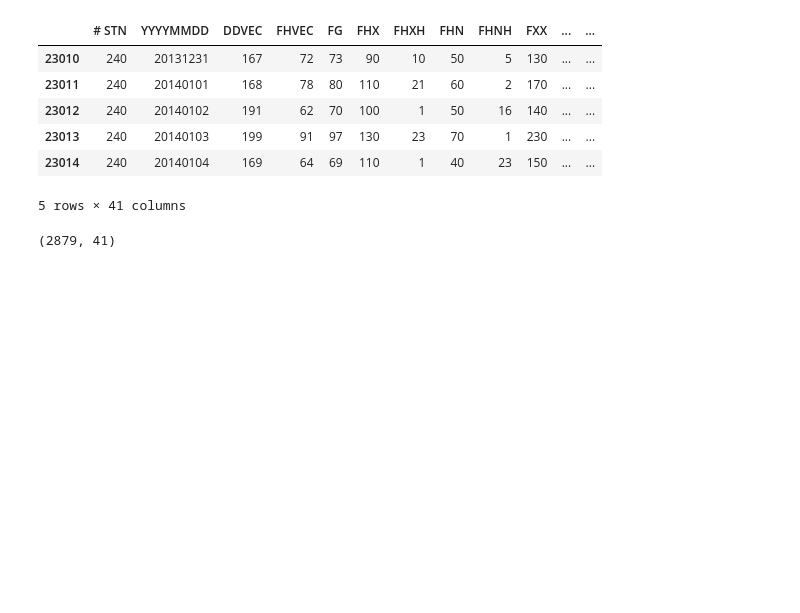
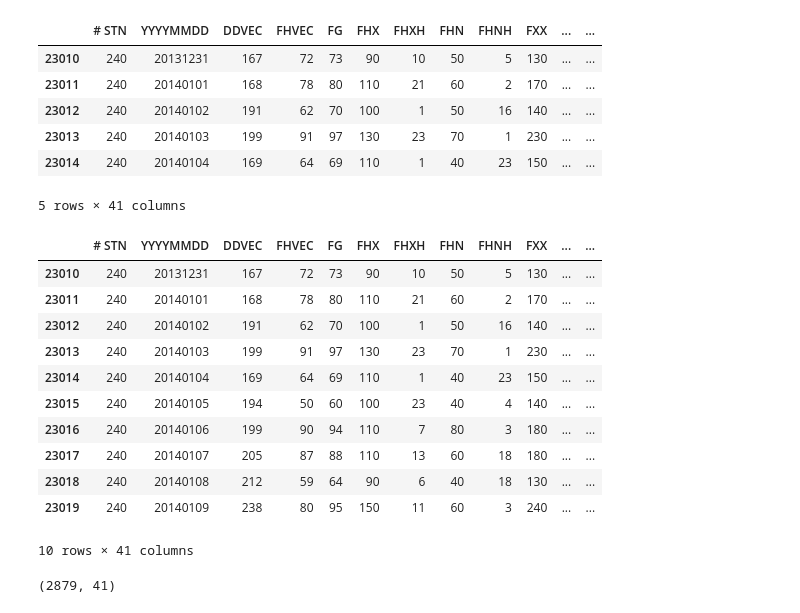
Before and after one commit to ClauCarloni/data_final_project, a Jupyter notebook: dutch_weather.ipynb, the cells around one changed output. Cells and saved outputs as stored; diff of their text form; code cells hidden in the pictures; blank space fills up the shorter version.

Commit message:
Adding updated dutch_weather notebook after lunch 25/22/2021

```diff
--- a/dutch_weather.ipynb
+++ b/dutch_weather.ipynb
@@ -29,6 +29,21 @@ weather.head()
 | 23013 | 240 | 20140103 | 199 | 91 | 97 | 130 | 23 | 70 | 1 | 230 | ... | ... |
 | 23014 | 240 | 20140104 | 169 | 64 | 69 | 110 | 1 | 40 | 23 | 150 | ... | ... |
 5 rows × 41 columns
+# %%
+weather[0:10]
+# %% [output]
+|  | # STN | YYYYMMDD | DDVEC | FHVEC | FG | FHX | FHXH | FHN | FHNH | FXX | ... | ... |
+| 23010 | 240 | 20131231 | 167 | 72 | 73 | 90 | 10 | 50 | 5 | 130 | ... | ... |
+| 23011 | 240 | 20140101 | 168 | 78 | 80 | 110 | 21 | 60 | 2 | 170 | ... | ... |
+| 23012 | 240 | 20140102 | 191 | 62 | 70 | 100 | 1 | 50 | 16 | 140 | ... | ... |
+| 23013 | 240 | 20140103 | 199 | 91 | 97 | 130 | 23 | 70 | 1 | 230 | ... | ... |
+| 23014 | 240 | 20140104 | 169 | 64 | 69 | 110 | 1 | 40 | 23 | 150 | ... | ... |
+| 23015 | 240 | 20140105 | 194 | 50 | 60 | 100 | 23 | 40 | 4 | 140 | ... | ... |
+| 23016 | 240 | 20140106 | 199 | 90 | 94 | 110 | 7 | 80 | 3 | 180 | ... | ... |
+| 23017 | 240 | 20140107 | 205 | 87 | 88 | 110 | 13 | 60 | 18 | 180 | ... | ... |
+| 23018 | 240 | 20140108 | 212 | 59 | 64 | 90 | 6 | 40 | 18 | 130 | ... | ... |
+| 23019 | 240 | 20140109 | 238 | 80 | 95 | 150 | 11 | 60 | 3 | 240 | ... | ... |
+10 rows × 41 columns
 # %%
 weather.shape
 # %% [output]
```
Also changed, not shown: parts of 58 cells of this notebook.
